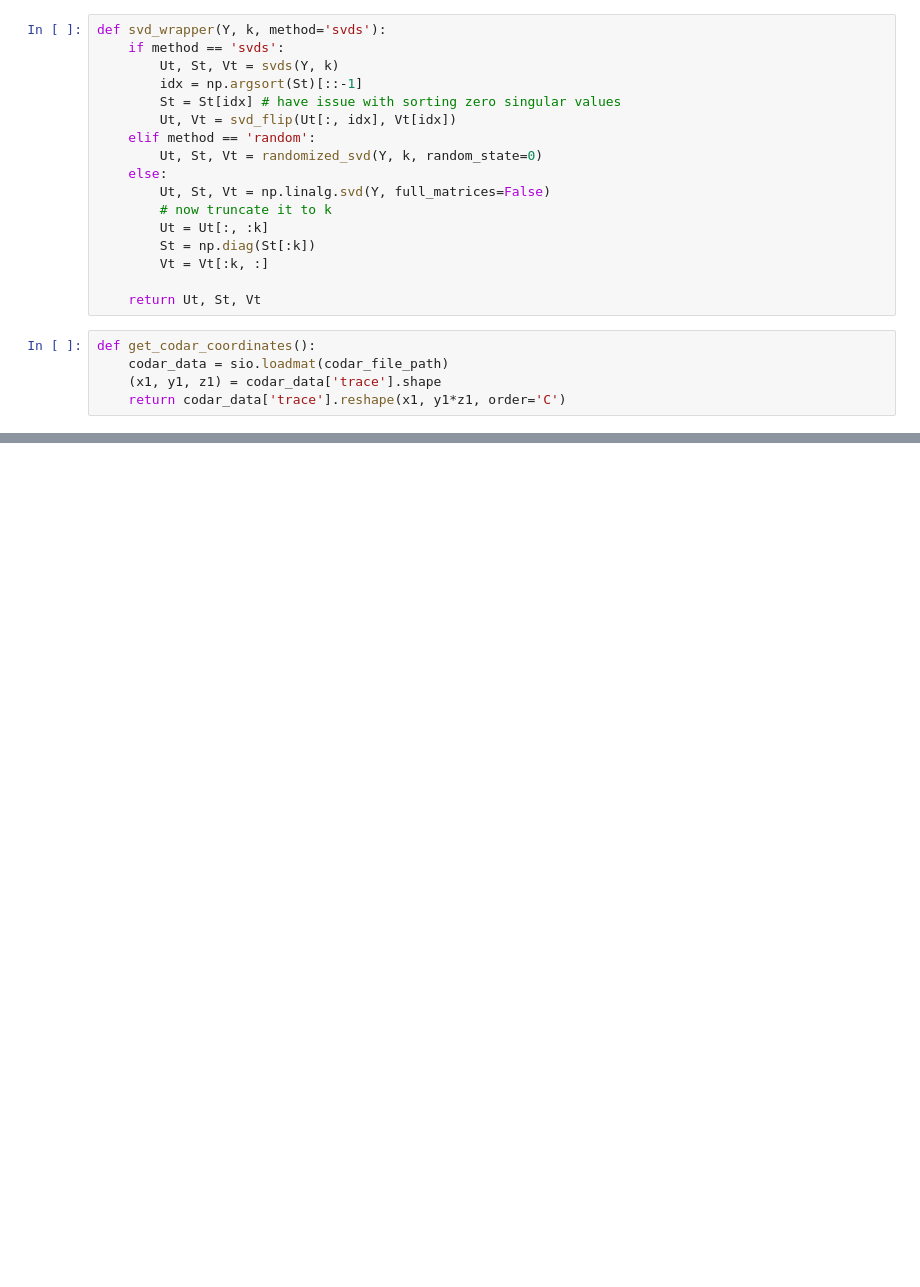
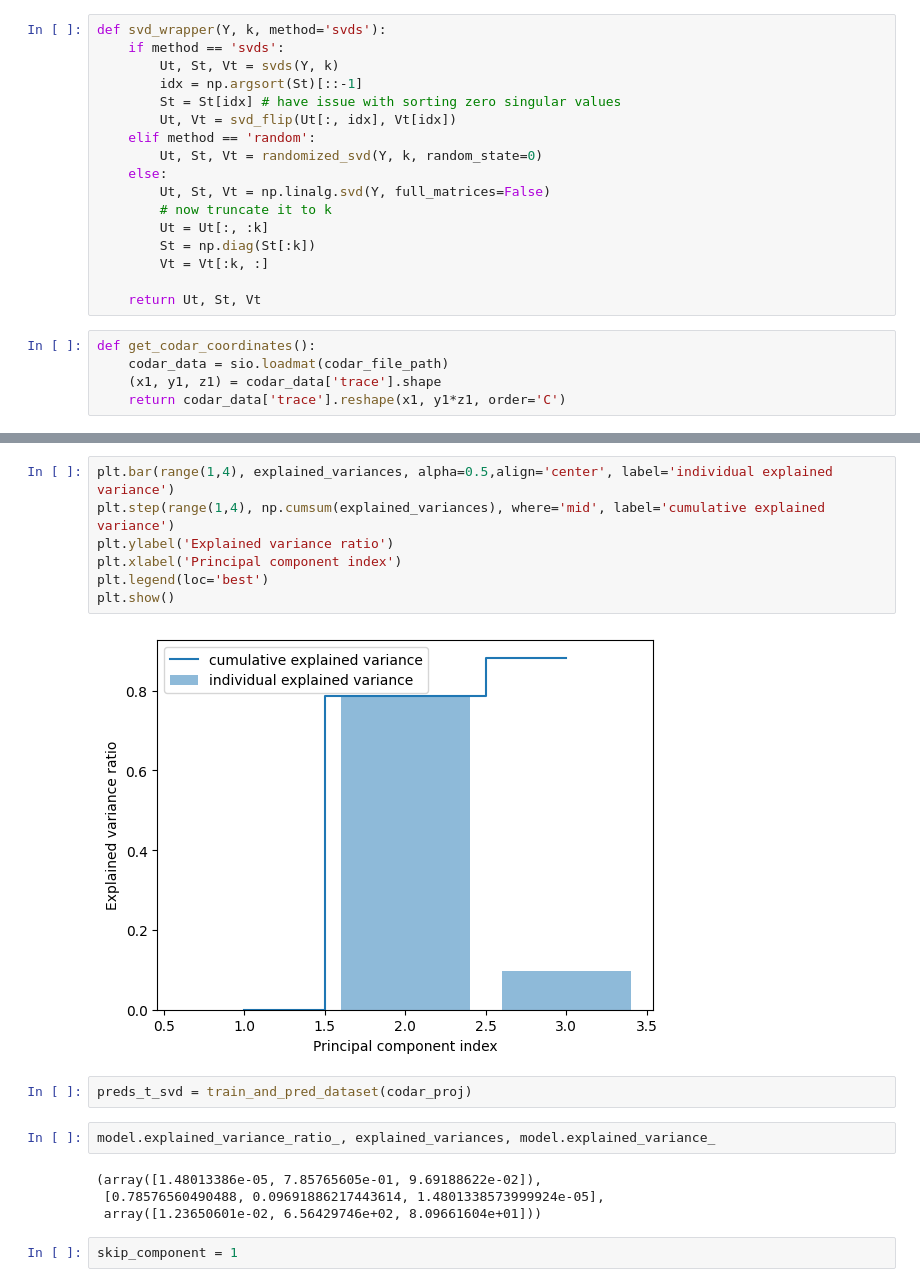
Before and after one commit to CODARcode/MDTrAnal, a Jupyter notebook: notebook/klcpd.ipynb, the cells around one changed output, grey strips where cells are left out. Cells and saved outputs as stored; diff of their text form; blank space fills up the shorter version.

```diff
--- a/notebook/klcpd.ipynb
+++ b/notebook/klcpd.ipynb
@@ -160,0 +238,19 @@ plt.show()
+# %%
+plt.bar(range(1,4), explained_variances, alpha=0.5,align='center', label='individual explained variance')
+plt.step(range(1,4), np.cumsum(explained_variances), where='mid', label='cumulative explained variance')
+plt.ylabel('Explained variance ratio')
+plt.xlabel('Principal component index')
+plt.legend(loc='best')
+plt.show()
+# %% [output]
+[figure, added]
+# %%
+preds_t_svd = train_and_pred_dataset(codar_proj)
+# %%
+model.explained_variance_ratio_, explained_variances, model.explained_variance_
+# %% [output]
+(array([1.48013386e-05, 7.85765605e-01, 9.69188622e-02]),
+ [0.78576560490488, 0.09691886217443614, 1.4801338573999924e-05],
+ array([1.23650601e-02, 6.56429746e+02, 8.09661604e+01]))
+# %%
+skip_component = 1
```
Also changed, not shown: parts of 89 cells of this notebook.
